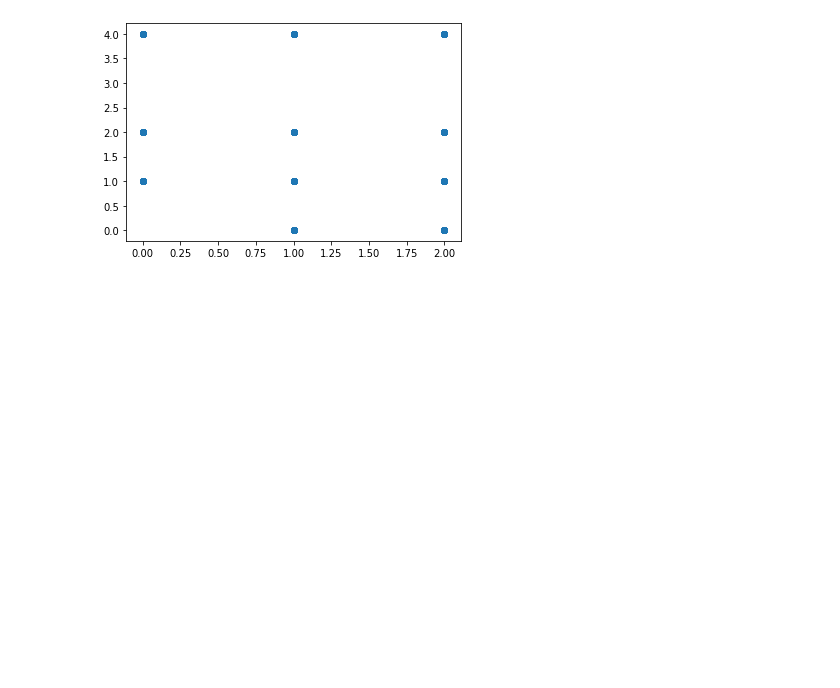
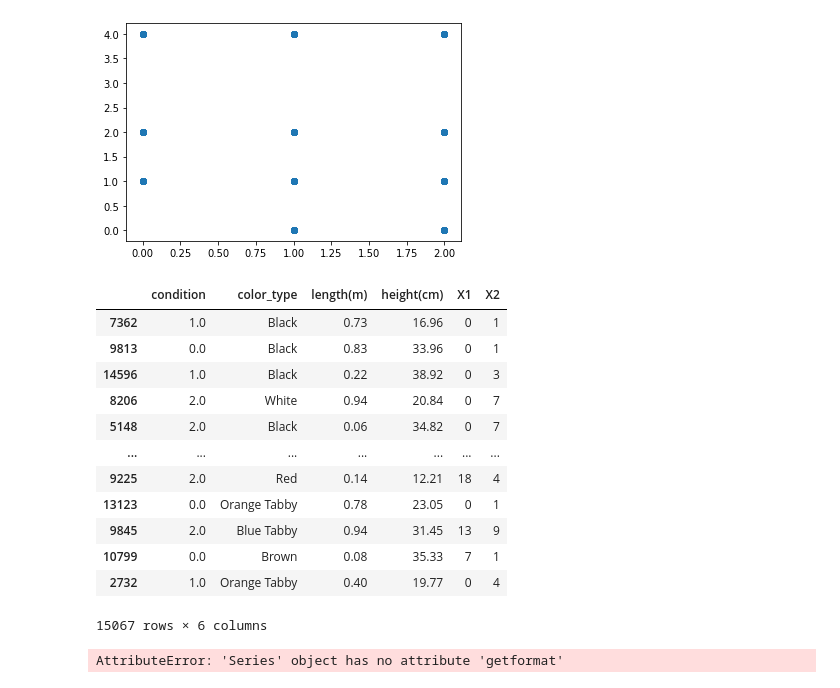
Before and after one commit to PatiMohit/Hackathon, a Jupyter notebook: HackerEarth/Pet Adoption/Notebook/Notebook1.ipynb, the cells around one changed output. Saved outputs shown, nothing was run; the diff lists cells and outputs as text; code cells hidden in the pictures; blank space fills up the shorter version.

```diff
--- a/HackerEarth/Pet Adoption/Notebook/Notebook1.ipynb
+++ b/HackerEarth/Pet Adoption/Notebook/Notebook1.ipynb
@@ -134,0 +137,16 @@ plt.scatter(dftrain.condition, dftrain.pet_category)
+# %%
+dftrain[['condition','color_type','length(m)','height(cm)','X1','X2']]
+# %% [output]
+|  | condition | color_type | length(m) | height(cm) | X1 | X2 |
+| 7362 | 1.0 | Black | 0.73 | 16.96 | 0 | 1 |
+| 9813 | 0.0 | Black | 0.83 | 33.96 | 0 | 1 |
+| 14596 | 1.0 | Black | 0.22 | 38.92 | 0 | 3 |
+| 8206 | 2.0 | White | 0.94 | 20.84 | 0 | 7 |
+| 5148 | 2.0 | Black | 0.06 | 34.82 | 0 | 7 |
+| ... | ... | ... | ... | ... | ... | ... |
+| 9225 | 2.0 | Red | 0.14 | 12.21 | 18 | 4 |
+| 13123 | 0.0 | Orange Tabby | 0.78 | 23.05 | 0 | 1 |
+| 9845 | 2.0 | Blue Tabby | 0.94 | 31.45 | 13 | 9 |
+| 10799 | 0.0 | Brown | 0.08 | 35.33 | 7 | 1 |
+| 2732 | 1.0 | Orange Tabby | 0.40 | 19.77 | 0 | 4 |
+15067 rows × 6 columns
@@ -134,0 +160,9 @@ plt.scatter(dftrain.condition, dftrain.pet_category)
+# %%
+classifier.fit(X_train, y_train)
+
+# predict
+predictions = classifier.predict(X_test)
+
+accuracy_score(y_test,predictions)
+# %% [output]
+AttributeError: 'Series' object has no attribute 'getformat'
```
Also changed, not shown: parts of 4 cells of this notebook.
